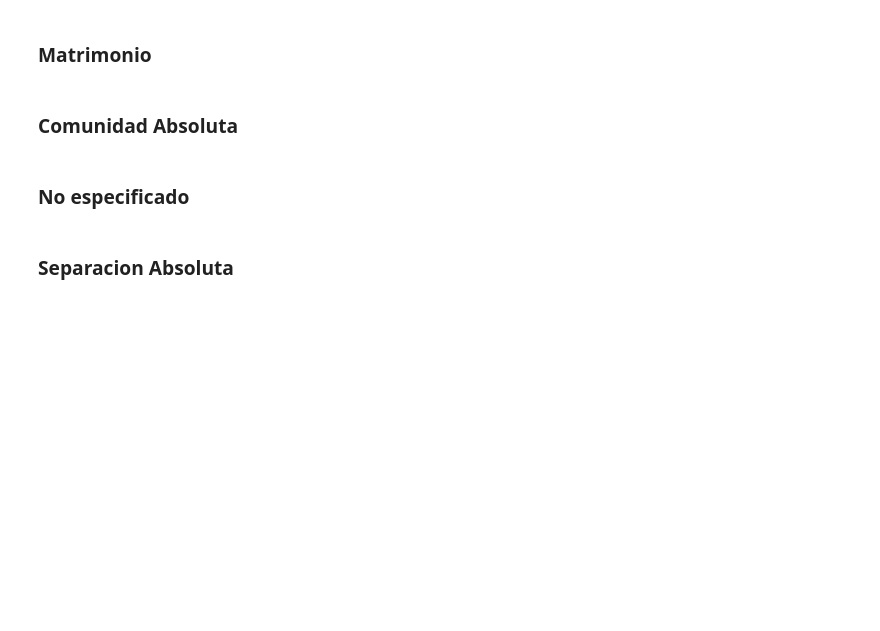
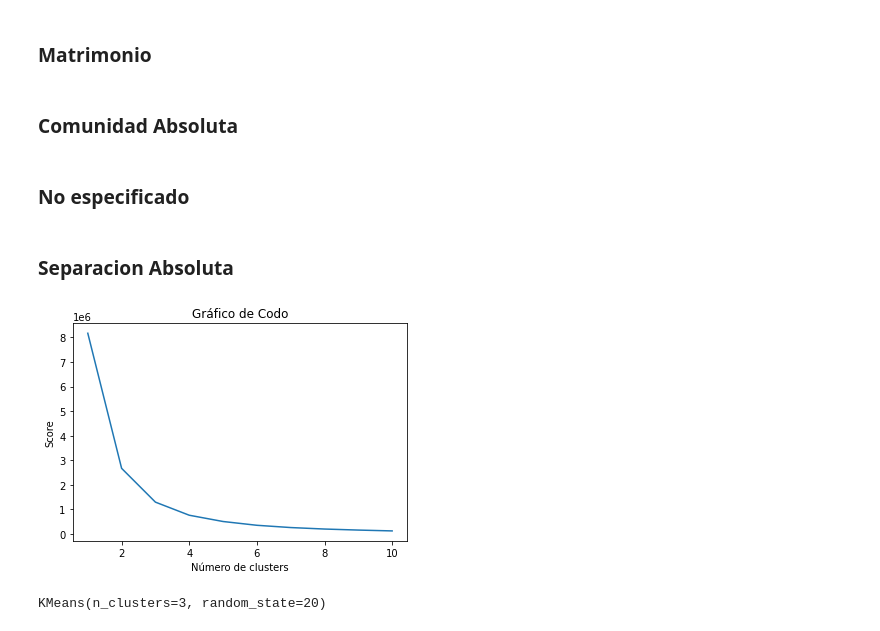
Before and after one commit to Mar19845/Proyecto_Mineria, a Jupyter notebook: Proyecto_Kmodes.ipynb, the cells around one changed output. Cells and saved outputs as stored; diff of their text form; code cells hidden in the pictures; blank space fills up the shorter version.

```diff
--- a/Proyecto_Kmodes.ipynb
+++ b/Proyecto_Kmodes.ipynb
@@ -765,0 +767,24 @@ MatSA = matrimonios[matrimonios.clauni == 'Separación absoluta']
+# %%
+cla_eh = matrimonios[["edadhom","clauni"]]
+numeroClusters = range(1,11)
+wcss = []
+for i in numeroClusters:
+    kmeans = cluster.KMeans(n_clusters=i)
+    kmeans.fit(cla_eh)
+    wcss.append(kmeans.inertia_)
+
+plt.plot(numeroClusters, wcss)
+plt.xlabel("Número de clusters")
+plt.ylabel("Score")
+plt.title("Gráfico de Codo")
+plt.show()
+# %% [output]
+[figure, added]
+# %%
+kmeans_clauni_1 = cluster.KMeans(n_clusters = 3,random_state = 20)
+#X = df[['SalePrice','OverallQual','YearBuilt','GarageYrBlt','GarageCars','GrLivArea','GarageArea','YearRemodAdd']]
+X = np.array(matrimonios[["edadhom","clauni"]])
+X = sklearn.preprocessing.scale(X)
+kmeans_clauni_1.fit(X)
+# %% [output]
+KMeans(n_clusters=3, random_state=20)
```
Also changed, not shown: parts of 37 cells of this notebook.
